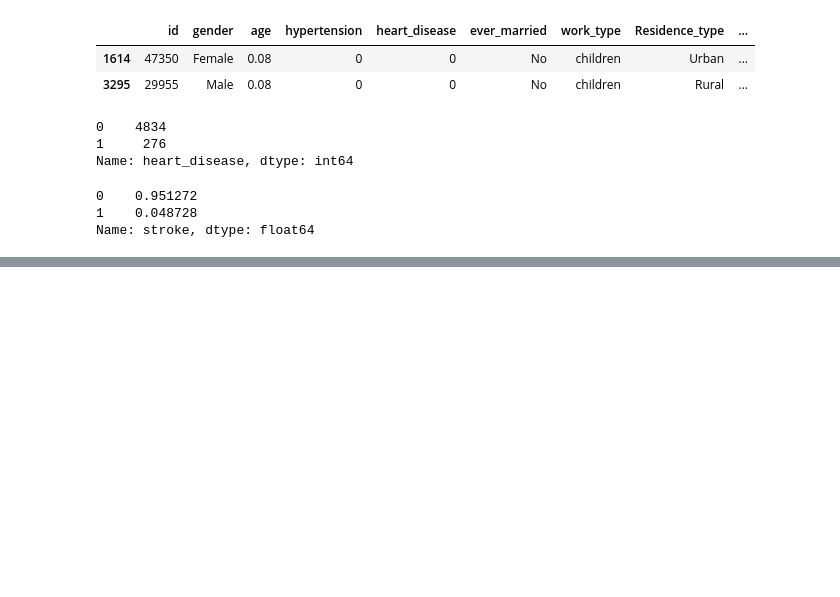
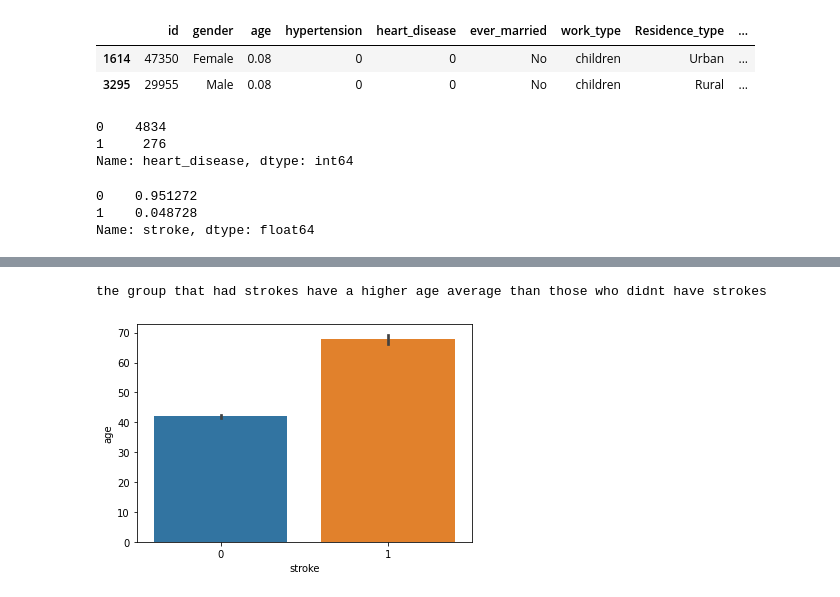
Before and after one commit to Davianka/stroke-prediction, a Jupyter notebook: project_2.ipynb, the cells around one changed output, grey strips where cells are left out. Drawn from its saved outputs; the diff is of its cells as text; code cells hidden in the pictures; blank space fills up the shorter version.

```diff
--- a/project_2.ipynb
+++ b/project_2.ipynb
@@ -210,0 +236,6 @@ Name: stroke, dtype: float64
+# %%
+sns.barplot(data=df, y='age', x='stroke');
+print('the group that had strokes have a higher age average than those who didnt have strokes ')
+# %% [output]
+the group that had strokes have a higher age average than those who didnt have strokes
+[figure, added]
```
Also changed, not shown: parts of 9 cells of this notebook.
